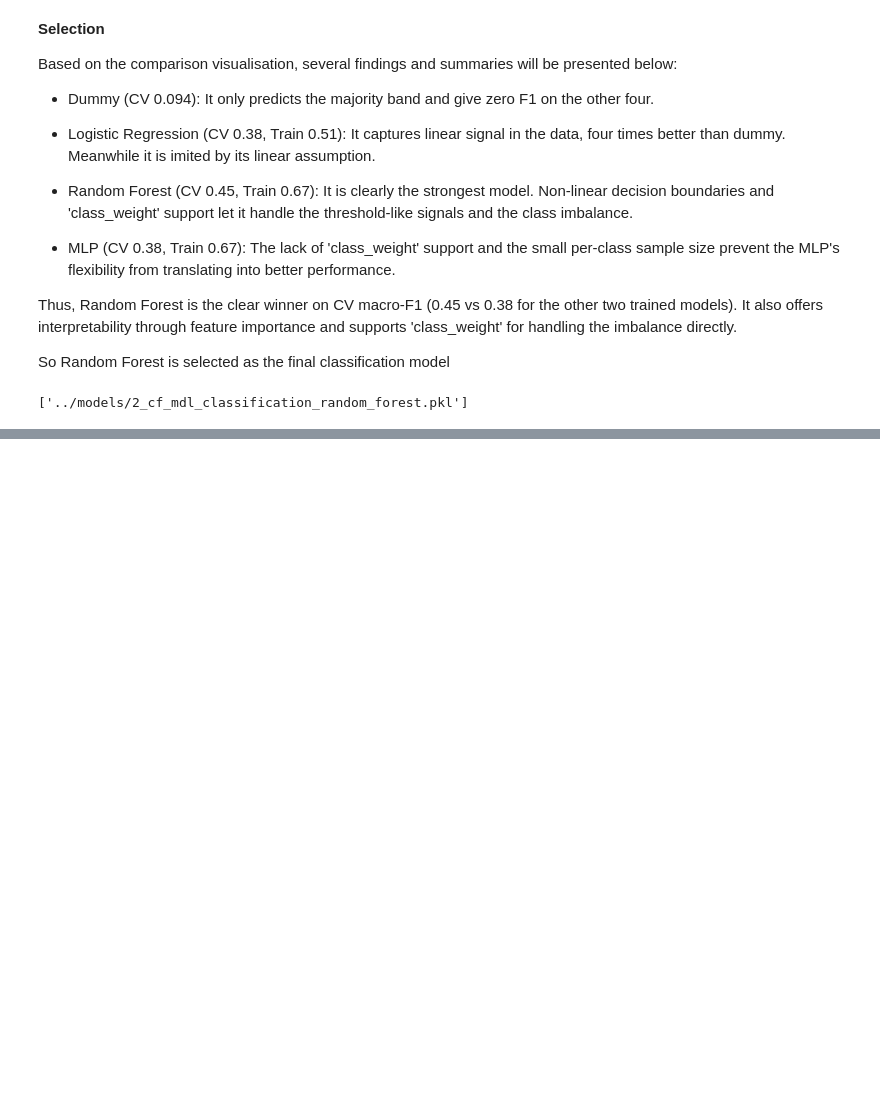
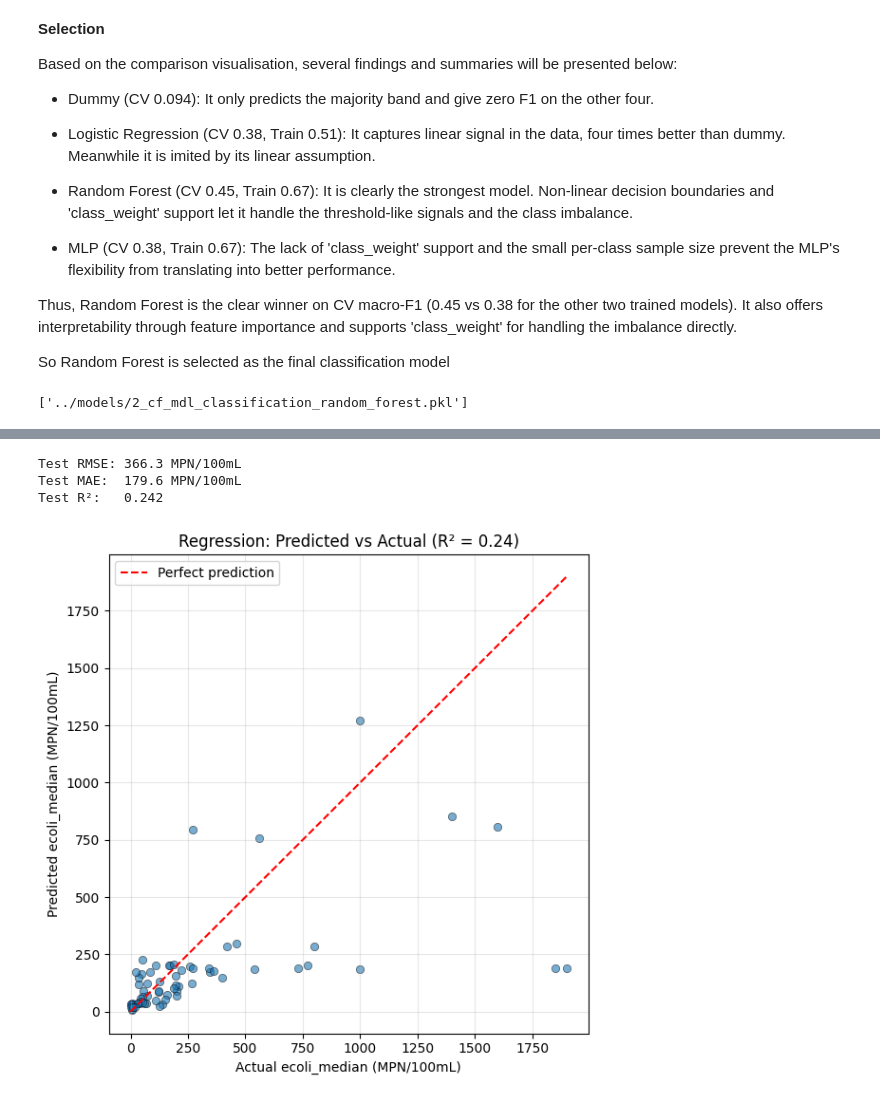
Before and after one commit to Ming-Liu-1170030/1170030-riverWQ, a Jupyter notebook: src/02_modelling.ipynb, the cells around one changed output, grey strips where cells are left out. Saved outputs shown, nothing was run; the diff lists cells and outputs as text; code cells hidden in the pictures; blank space fills up the shorter version.

```diff
--- a/src/02_modelling.ipynb
+++ b/src/02_modelling.ipynb
@@ -876,0 +887,40 @@ joblib.dump(rfc_grid.best_estimator_, '../models/2_cf_mdl_classification_random_
+# %%
+# Load the final regression model
+final_reg = mlp_grid.best_estimator_
+
+# Predict on the test set
+y_reg_pred = final_reg.predict(X_test)
+
+# Overall metrics
+test_rmse = root_mean_squared_error(y_reg_test, y_reg_pred)
+test_mae = mean_absolute_error(y_reg_test, y_reg_pred)
+test_r2 = r2_score(y_reg_test, y_reg_pred)
+
+print(f"Test RMSE: {test_rmse:.1f} MPN/100mL")
+print(f"Test MAE:  {test_mae:.1f} MPN/100mL")
+print(f"Test R²:   {test_r2:.3f}")
+# %% [output]
+Test RMSE: 366.3 MPN/100mL
+Test MAE:  179.6 MPN/100mL
+Test R²:   0.242
+# %%
+# Predicted vs actual scatter plot
+fig, ax = plt.subplots(figsize=(6, 6))
+
+ax.scatter(y_reg_test, y_reg_pred, alpha=0.6, edgecolors='k', linewidth=0.5)
+
+# Perfect prediction line
+max_val = max(y_reg_test.max(), y_reg_pred.max())
+ax.plot([0, max_val], [0, max_val], 'r--', label='Perfect prediction')
+
+ax.set_xlabel('Actual ecoli_median (MPN/100mL)')
+ax.set_ylabel('Predicted ecoli_median (MPN/100mL)')
+ax.set_title(f'Regression: Predicted vs Actual (R² = {test_r2:.2f})')
+ax.legend()
+ax.grid(True, alpha=0.3)
+
+plt.tight_layout()
+plt.savefig('../figures/20_regression_pred_vs_actual.png', dpi=150, bbox_inches='tight')
+plt.show()
+# %% [output]
+[figure, added]
```
Also changed, not shown: parts of 24 cells of this notebook, 2 other files.
